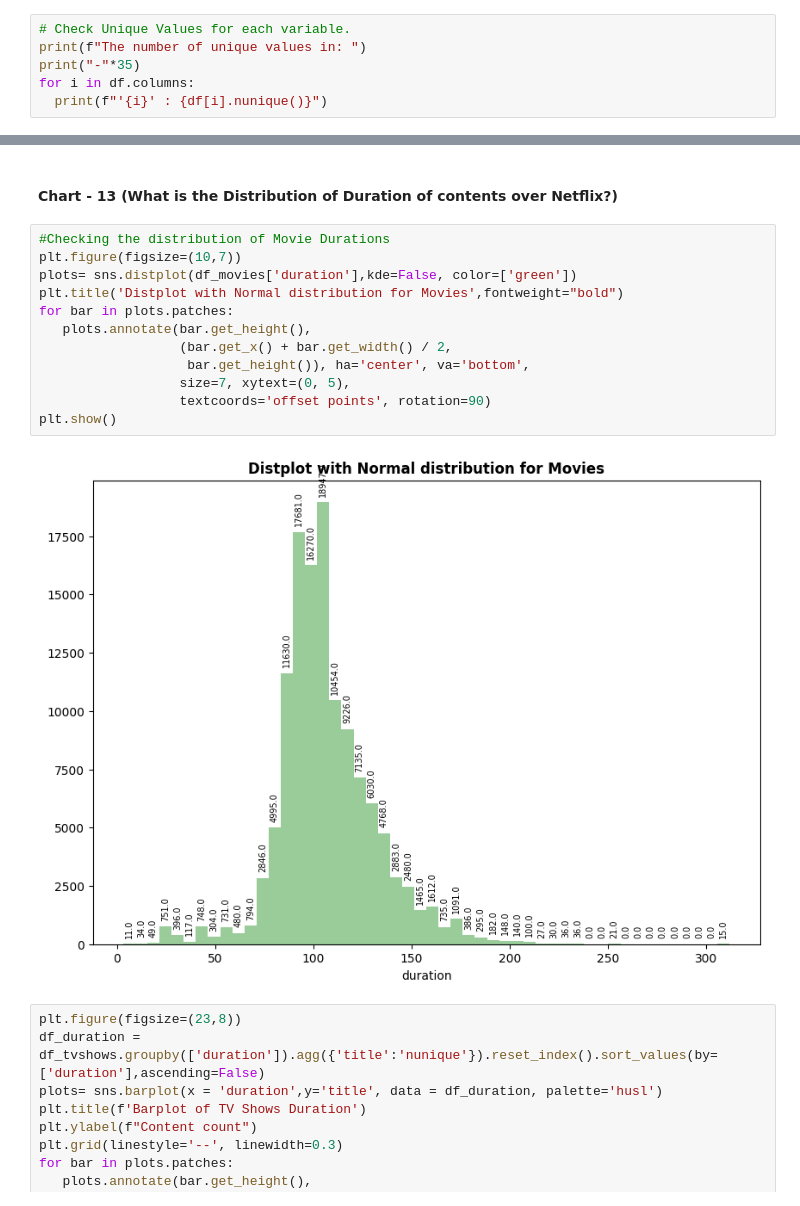
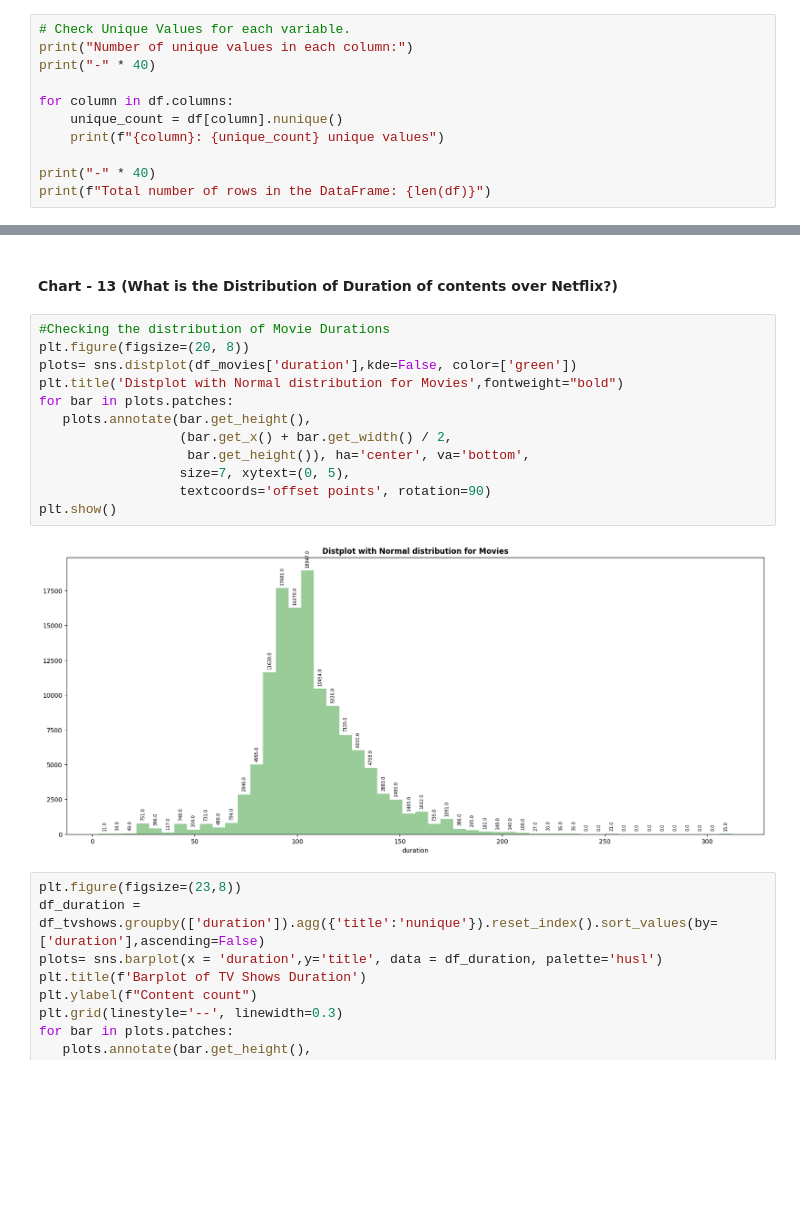
Before and after one commit to Pawanme9034/Netflix_Movies_And_TvShows_Clustering, a Jupyter notebook: Netflix_Movies_And_TvShows_Clustering.ipynb, the cells around one changed output, grey strips where cells are left out. Drawn from its saved outputs; the diff is of its cells as text; blank space fills up the shorter version.

```diff
--- a/Netflix_Movies_And_TvShows_Clustering.ipynb
+++ b/Netflix_Movies_And_TvShows_Clustering.ipynb
@@ -258,8 +258,13 @@ The variable description of the Netflix Movies and TV Shows Clustering Dataset i
 ### Check Unique Values for each variable.
 # %%
 # Check Unique Values for each variable.
-print(f"The number of unique values in: ")
-print("-"*35)
-for i in df.columns:
-  print(f"'{i}' : {df[i].nunique()}")
+print("Number of unique values in each column:")
+print("-" * 40)
+
+for column in df.columns:
+    unique_count = df[column].nunique()
+    print(f"{column}: {unique_count} unique values")
+
+print("-" * 40)
+print(f"Total number of rows in the DataFrame: {len(df)}")
 # %% [output]
@@ -1110,18 +1107,18 @@ Currently most of the movies are added in 15th day of month or at the last day o
 #### Chart - 13 (What is the Distribution of Duration of contents over Netflix?)
 # %%
 #Checking the distribution of Movie Durations
-plt.figure(figsize=(10,7))
+plt.figure(figsize=(20, 8))
 plots= sns.distplot(df_movies['duration'],kde=False, color=['green'])
 plt.title('Distplot with Normal distribution for Movies',fontweight="bold")
 for bar in plots.patches:
    plots.annotate(bar.get_height(),
                   (bar.get_x() + bar.get_width() / 2,
                    bar.get_height()), ha='center', va='bottom',
                   size=7, xytext=(0, 5),
                   textcoords='offset points', rotation=90)
 plt.show()
 # %% [output]
-[figure, old version]
+[figure, new version]
 # %%
 plt.figure(figsize=(23,8))
 df_duration = df_tvshows.groupby(['duration']).agg({'title':'nunique'}).reset_index().sort_values(by=['duration'],ascending=False)
```
Also changed, not shown: parts of 22 cells of this notebook.
